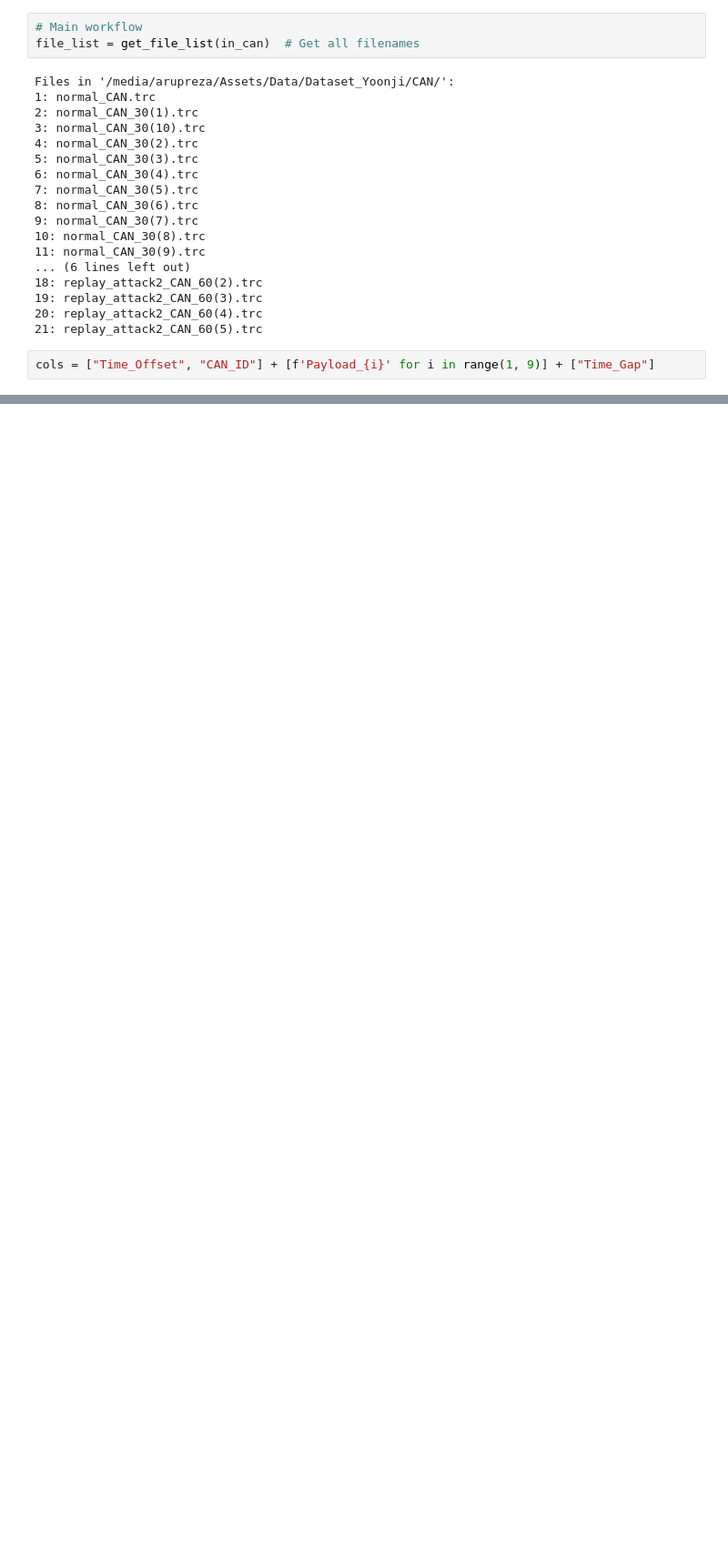
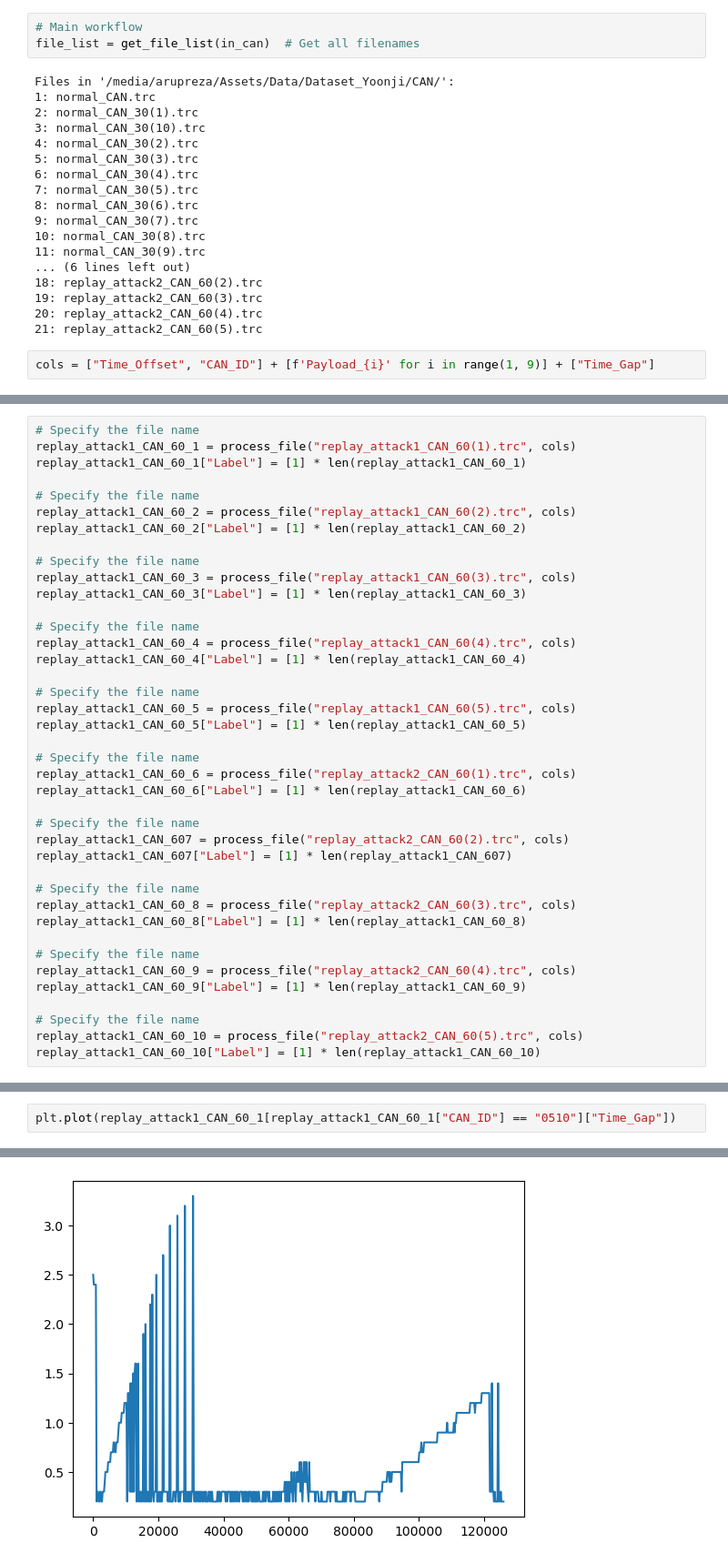
Before and after one commit to Arupreza/Securing-LIN-Insights-from-Ultrasonic-Sensor-Data-Impact-on-CAN-Protocol, a Jupyter notebook: Data_Analysis.ipynb, the cells around one changed output, grey strips where cells are left out. Shown at 91% size. Saved outputs shown, nothing was run; the diff lists cells and outputs as text; blank space fills up the shorter version.

```diff
--- a/Data_Analysis.ipynb
+++ b/Data_Analysis.ipynb
@@ -94,0 +137,40 @@ NameError: name 'normal_CAN' is not defined
+# %%
+# Specify the file name
+replay_attack1_CAN_60_1 = process_file("replay_attack1_CAN_60(1).trc", cols)
+replay_attack1_CAN_60_1["Label"] = [1] * len(replay_attack1_CAN_60_1)
+
+# Specify the file name
+replay_attack1_CAN_60_2 = process_file("replay_attack1_CAN_60(2).trc", cols)
+replay_attack1_CAN_60_2["Label"] = [1] * len(replay_attack1_CAN_60_2)
+
+# Specify the file name
+replay_attack1_CAN_60_3 = process_file("replay_attack1_CAN_60(3).trc", cols)
+replay_attack1_CAN_60_3["Label"] = [1] * len(replay_attack1_CAN_60_3)
+
+# Specify the file name
+replay_attack1_CAN_60_4 = process_file("replay_attack1_CAN_60(4).trc", cols)
+replay_attack1_CAN_60_4["Label"] = [1] * len(replay_attack1_CAN_60_4)
+
+# Specify the file name
+replay_attack1_CAN_60_5 = process_file("replay_attack1_CAN_60(5).trc", cols)
+replay_attack1_CAN_60_5["Label"] = [1] * len(replay_attack1_CAN_60_5)
+
+# Specify the file name
+replay_attack1_CAN_60_6 = process_file("replay_attack2_CAN_60(1).trc", cols)
+replay_attack1_CAN_60_6["Label"] = [1] * len(replay_attack1_CAN_60_6)
+
+# Specify the file name
+replay_attack1_CAN_607 = process_file("replay_attack2_CAN_60(2).trc", cols)
+replay_attack1_CAN_607["Label"] = [1] * len(replay_attack1_CAN_607)
+
+# Specify the file name
+replay_attack1_CAN_60_8 = process_file("replay_attack2_CAN_60(3).trc", cols)
+replay_attack1_CAN_60_8["Label"] = [1] * len(replay_attack1_CAN_60_8)
+
+# Specify the file name
+replay_attack1_CAN_60_9 = process_file("replay_attack2_CAN_60(4).trc", cols)
+replay_attack1_CAN_60_9["Label"] = [1] * len(replay_attack1_CAN_60_9)
+
+# Specify the file name
+replay_attack1_CAN_60_10 = process_file("replay_attack2_CAN_60(5).trc", cols)
+replay_attack1_CAN_60_10["Label"] = [1] * len(replay_attack1_CAN_60_10)
@@ -94,0 +198,3 @@ NameError: name 'normal_CAN' is not defined
+# %%
+plt.plot(replay_attack1_CAN_60_1[replay_attack1_CAN_60_1["CAN_ID"] == "0510"]["Time_Gap"])
+# %% [output]
@@ -94,0 +202 @@ NameError: name 'normal_CAN' is not defined
+[figure, added]
```
Also changed, not shown: parts of 9 cells of this notebook, 1 other file.
